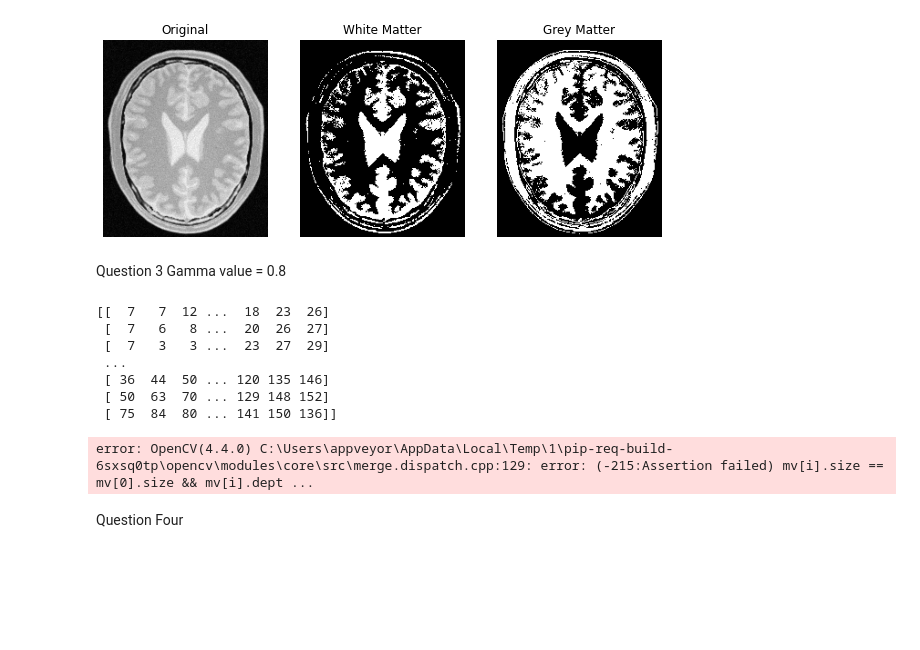
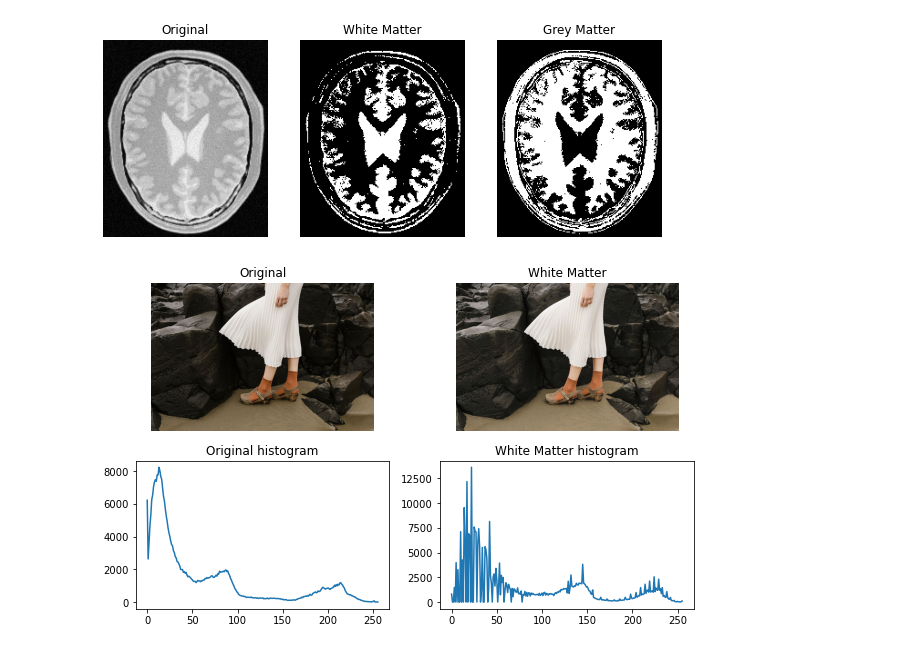
Before and after one commit to Nisitha529/EN2550_ImageProcessingAndMachineVision, a Jupyter notebook: Assignment1/Assignment1.ipynb, the cells around one changed output. Saved outputs shown, nothing was run; the diff lists cells and outputs as text; code cells hidden in the pictures; blank space fills up the shorter version.

```diff
--- a/Assignment1/Assignment1.ipynb
+++ b/Assignment1/Assignment1.ipynb
@@ -73,38 +73,31 @@ ax[2].title.set_text('Grey Matter')
 256 256
 [figure]
 [figure]
-# %% [markdown]
-Question 3
-Gamma value = 0.8
 # %%
 grey_image = cv.imread(r'images/highlights_and_shadows.jpg')
 assert grey_image is not None
 
 gamma = 0.8
 
 lab_image = cv.cvtColor(grey_image,cv.COLOR_BGR2LAB)
 (l,a,b) = cv.split(lab_image)
-table = np.array([(pixel/255)**gamma*255 for pixel in range(0,256)])
+table = np.array([(pixel/255)**gamma*255 for pixel in range(0,256)]).astype(np.uint8)
 output_l = cv.LUT(l,table)
-print(l)
 output_grey = cv.merge([output_l,a,b])
 
-fig,ax = plt.subplots(1,2,figsize=(10,6))
-ax[0].imshow(cv.cvtColor(grey_image,cv.COLOR_BGR2RGB))
-ax[0].axis('off')
-ax[0].title.set_text('Original')
-ax[1].imshow(cv.cvtColor(output_grey,cv.COLOR_LAB2RGB))
-ax[1].axis('off')
-ax[1].title.set_text('White Matter')
+grey_hist = cv.calcHist([grey_image] , [0] , None , [256] , [0 , 256])
+output_grey_hist = cv.calcHist([output_grey] , [0] , None , [256] , [0 , 256])
+fig,ax = plt.subplots(2,2,figsize=(10,6))
+ax[0][0].imshow(cv.cvtColor(grey_image,cv.COLOR_BGR2RGB))
+ax[0][0].axis('off')
+ax[0][0].title.set_text('Original')
+ax[0][1].imshow(cv.cvtColor(output_grey,cv.COLOR_LAB2RGB))
+ax[0][1].axis('off')
+ax[0][1].title.set_text('White Matter')
+ax[1][0].plot(grey_hist)
+ax[1][0].title.set_text('Original histogram')
+ax[1][1].plot(output_grey_hist)
+ax[1][1].title.set_text('White Matter histogram')
 # %% [output]
-[[  7   7  12 ...  18  23  26]
- [  7   6   8 ...  20  26  27]
- [  7   3   3 ...  23  27  29]
- ...
- [ 36  44  50 ... 120 135 146]
- [ 50  63  70 ... 129 148 152]
- [ 75  84  80 ... 141 150 136]]
-error: OpenCV(4.4.0) C:\Users\appveyor\AppData\Local\Temp\1\pip-req-build-6sxsq0tp\opencv\modules\core\src\merge.dispatch.cpp:129: error: (-215:Assertion failed) mv[i].size == mv[0].size && mv[i].dept ...
+[figure, added]
-# %% [markdown]
-Question Four
 # %%
```
Also changed, not shown: parts of 1 cell of this notebook.
